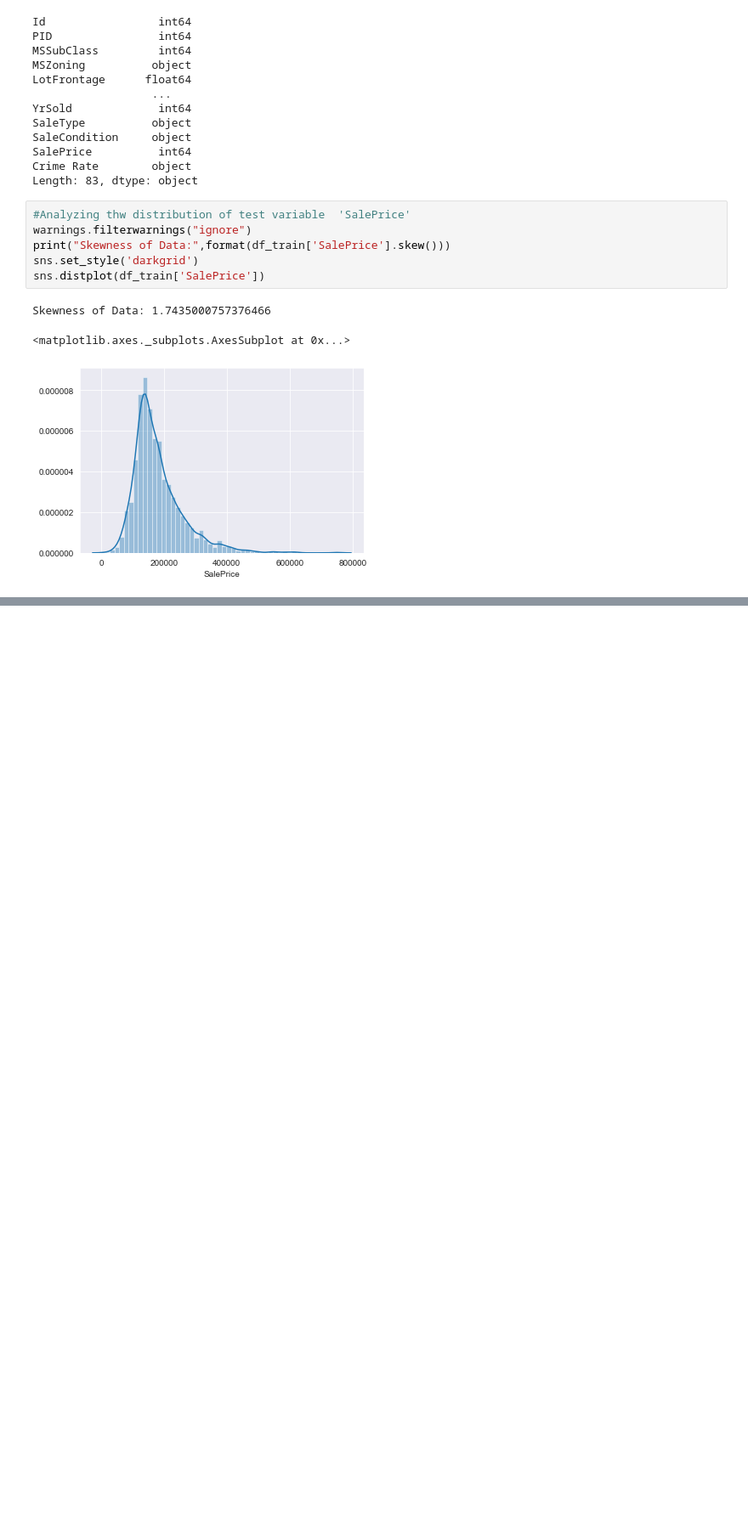
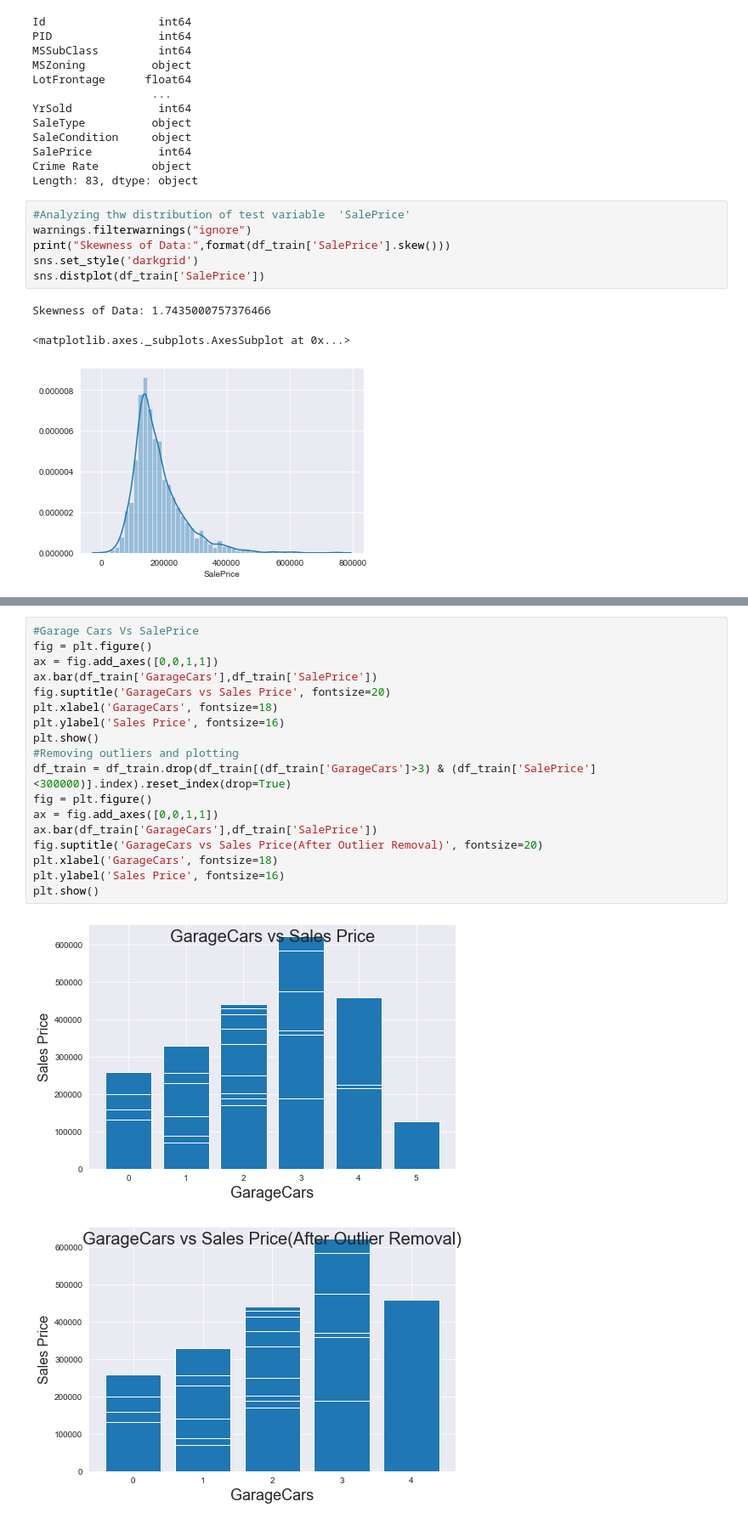
Before and after one commit to agrawalnaman/cmpe255-group8-housing-price-prediction, a Jupyter notebook: Housing Price Prediction Project.ipynb, the cells around one changed output, grey strips where cells are left out. Shown at 85% size. Cells and saved outputs as stored; diff of their text form; blank space fills up the shorter version.

```diff
--- a/Housing Price Prediction Project.ipynb
+++ b/Housing Price Prediction Project.ipynb
@@ -89,0 +157,21 @@ Skewness of Data: 1.7435000757376466
+# %%
+#Garage Cars Vs SalePrice
+fig = plt.figure()
+ax = fig.add_axes([0,0,1,1])
+ax.bar(df_train['GarageCars'],df_train['SalePrice'])
+fig.suptitle('GarageCars vs Sales Price', fontsize=20)
+plt.xlabel('GarageCars', fontsize=18)
+plt.ylabel('Sales Price', fontsize=16)
+plt.show()
+#Removing outliers and plotting
+df_train = df_train.drop(df_train[(df_train['GarageCars']>3) & (df_train['SalePrice']<300000)].index).reset_index(drop=True)
+fig = plt.figure()
+ax = fig.add_axes([0,0,1,1])
+ax.bar(df_train['GarageCars'],df_train['SalePrice'])
+fig.suptitle('GarageCars vs Sales Price(After Outlier Removal)', fontsize=20)
+plt.xlabel('GarageCars', fontsize=18)
+plt.ylabel('Sales Price', fontsize=16)
+plt.show()
+# %% [output]
+[figure, added]
+[figure, added]
```
Also changed, not shown: parts of 5 cells of this notebook.
